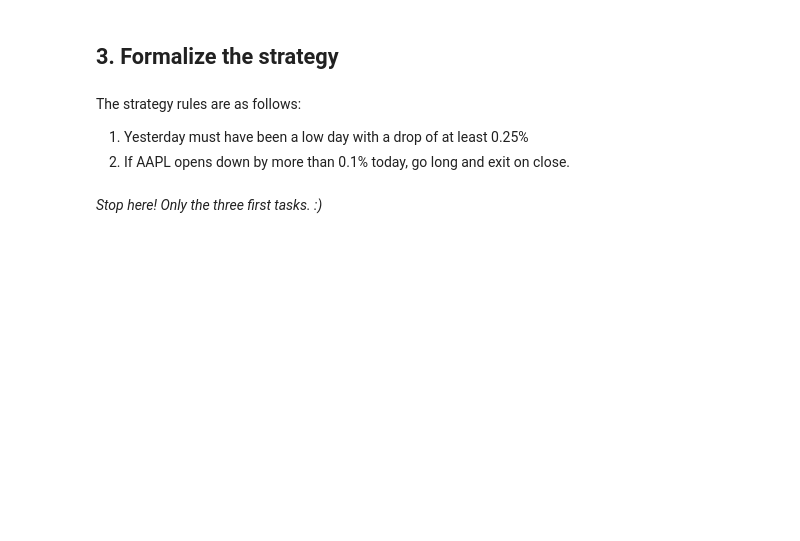
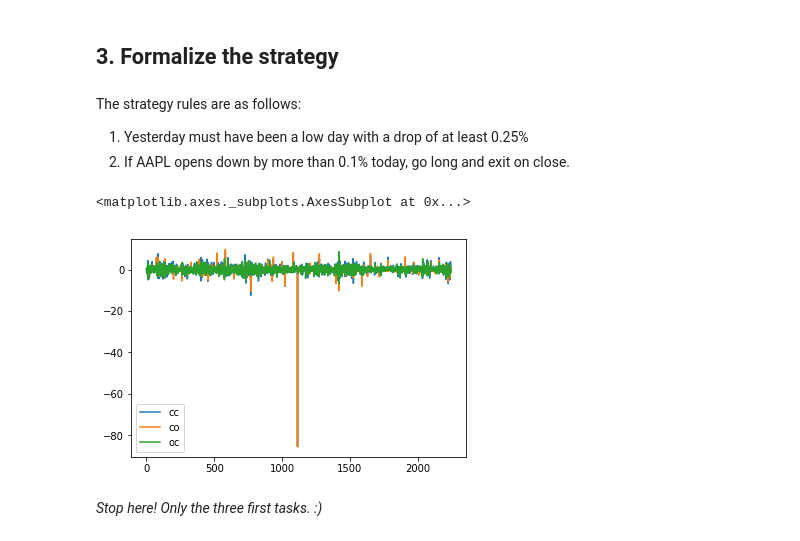
Before and after one commit to harshitcodes/projects-instructor-application-python, a Jupyter notebook: audition.ipynb, the cells around one changed output. Drawn from its saved outputs; the diff is of its cells as text; code cells hidden in the pictures; blank space fills up the shorter version.

```diff
--- a/audition.ipynb
+++ b/audition.ipynb
@@ -113,17 +142,17 @@ The strategy rules are as follows:
 1. Yesterday must have been a low day with a drop of at least 0.25%
 2. If AAPL opens down by more than 0.1% today, go long and exit on close.
 # %%
-# Code and comments for the third task
-# It should consist of up to 10 lines of code (not including comments)
-# and take at most 10 seconds to execute on an average laptop.
+# To backtest the strategy we have created a new dataframe 3 new columns
+# we'll visualise the strategy data and get a pic
 
-# To backtest the strategy we have created a new dataframe 3 new columns
-
-strat_data = pd.DataFrame(index=data.index)
-strat_data['cc'] = data['Close'].pct_change()*100   # close to close change in percent
-strat_data['co'] = (data['Open']/data['Close'].shift(1)-1)*100   # previous close to open in %
-strat_data['oc'] = (data['Close']/data['Open']-1)*100   # open to close change in percent
+strat_data = pd.DataFrame(index=stock_df.index)
+strat_data['cc'] = stock_df['Close'].pct_change()*100   # close to close change in percent
+strat_data['co'] = (stock_df['Open']/stock_df['Close'].shift(1)-1)*100   # previous close to open in %
+strat_data['oc'] = (stock_df['Close']/stock_df['Open']-1)*100   # open to close change in percent
 strat_data.head()
 strat_data.plot()
+# %% [output]
+<matplotlib.axes._subplots.AxesSubplot at 0x...>
+[figure, added]
 # %% [markdown]
 *Stop here! Only the three first tasks. :)*
```
Also changed, not shown: parts of 3 cells of this notebook.
